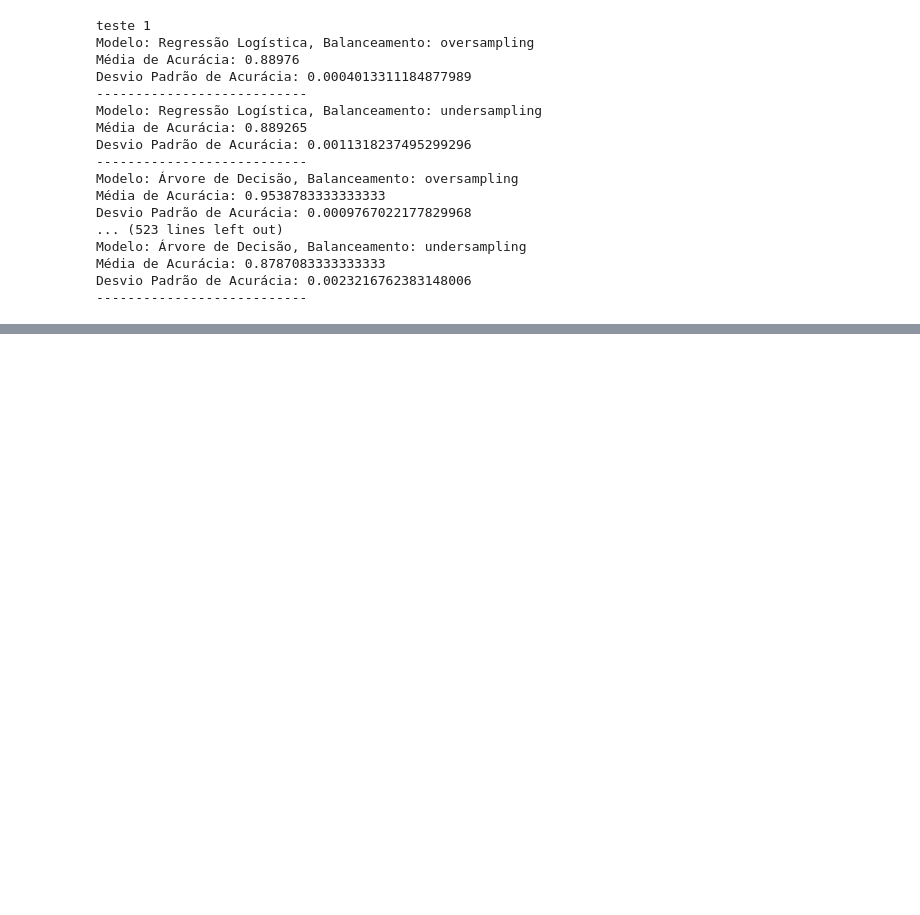
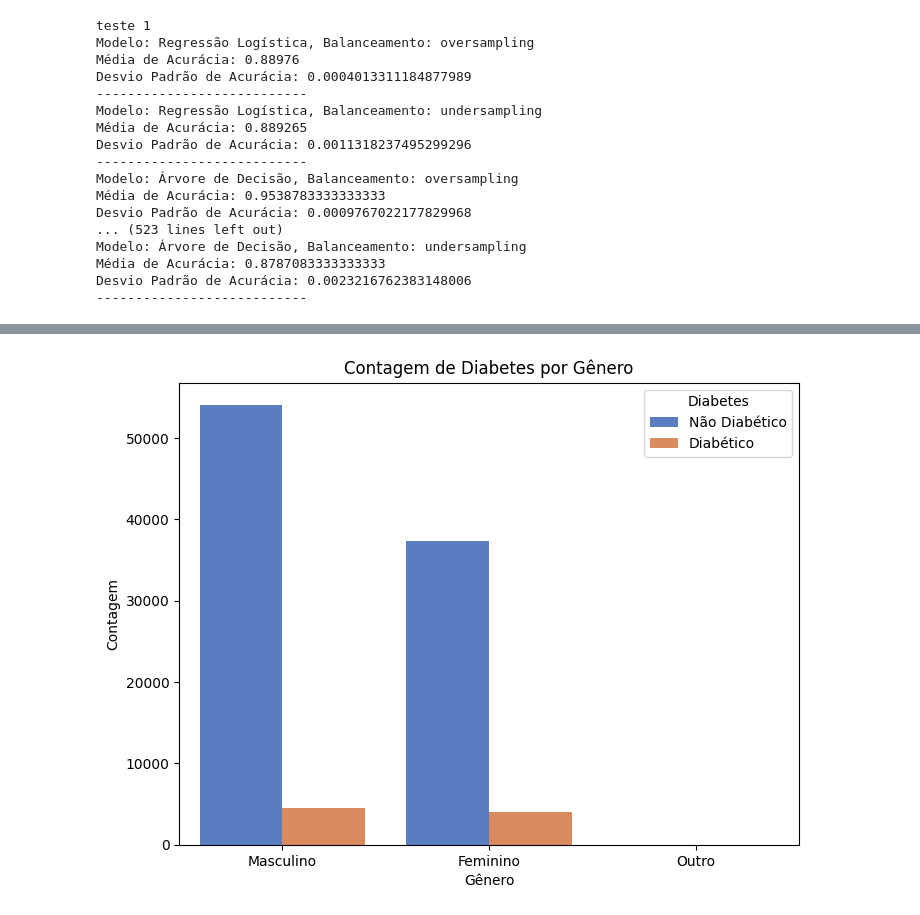
Before and after one commit to renanvilabela/Classifica-o, a Jupyter notebook: Entrega_final_Classificação.ipynb, the cells around one changed output, grey strips where cells are left out. Cells and saved outputs as stored; diff of their text form; code cells hidden in the pictures; blank space fills up the shorter version.

```diff
--- a/Entrega_final_Classificação.ipynb
+++ b/Entrega_final_Classificação.ipynb
@@ -482,0 +520,12 @@ Desvio Padrão de Acurácia: 0.0023216762383148006
+# %%
+# Gráfico de contagem de diabetes por gênero
+plt.figure(figsize=(8, 6))
+sns.countplot(x='gender', hue='diabetes', data=df, palette='muted')
+plt.title("Contagem de Diabetes por Gênero")
+plt.xlabel("Gênero")
+plt.ylabel("Contagem")
+plt.xticks(ticks=[0, 1, 2], labels=['Masculino', 'Feminino', 'Outro'], rotation=0)
+plt.legend(title='Diabetes', labels=['Não Diabético', 'Diabético'])
+plt.show()
+# %% [output]
+[figure, added]
```
Also changed, not shown: parts of 8 cells of this notebook.
